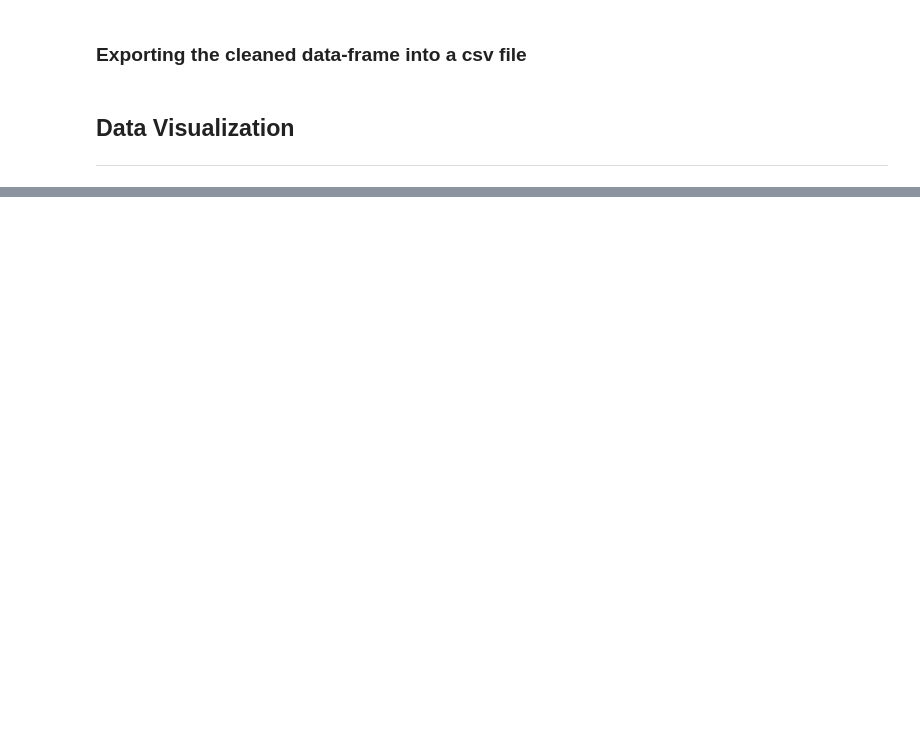
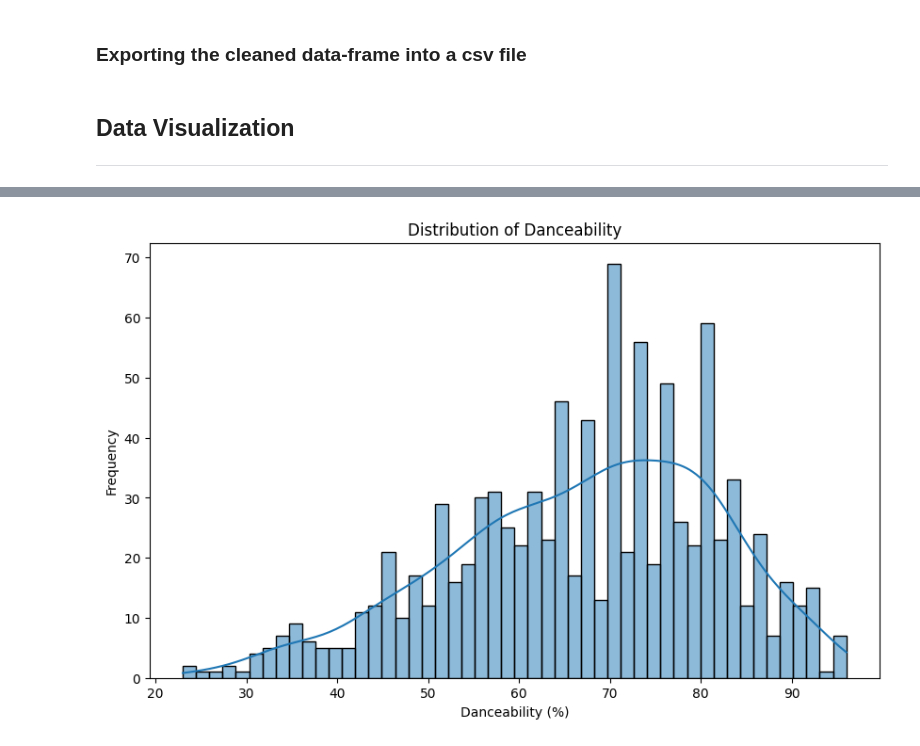
Before and after one commit to akhilsamvarghese/Spotify_Dataset_Visualisation, a Jupyter notebook: Spotify_Data_Visualization.ipynb, the cells around one changed output, grey strips where cells are left out. Cells and saved outputs as stored; diff of their text form; code cells hidden in the pictures; blank space fills up the shorter version.

Commit message:
added visualization techniques

```diff
--- a/Spotify_Data_Visualization.ipynb
+++ b/Spotify_Data_Visualization.ipynb
@@ -345,0 +251,10 @@ plt.show()
+# %%
+# Analyzing the distribution of 'danceability_%'
+plt.figure(figsize=(10, 6))
+sns.histplot(df['danceability_%'], bins=50, kde=True)
+plt.title('Distribution of Danceability')
+plt.xlabel('Danceability (%)')
+plt.ylabel('Frequency')
+plt.show()
+# %% [output]
+[figure, added]
```
Also changed, not shown: parts of 31 cells of this notebook, 1 other file.
